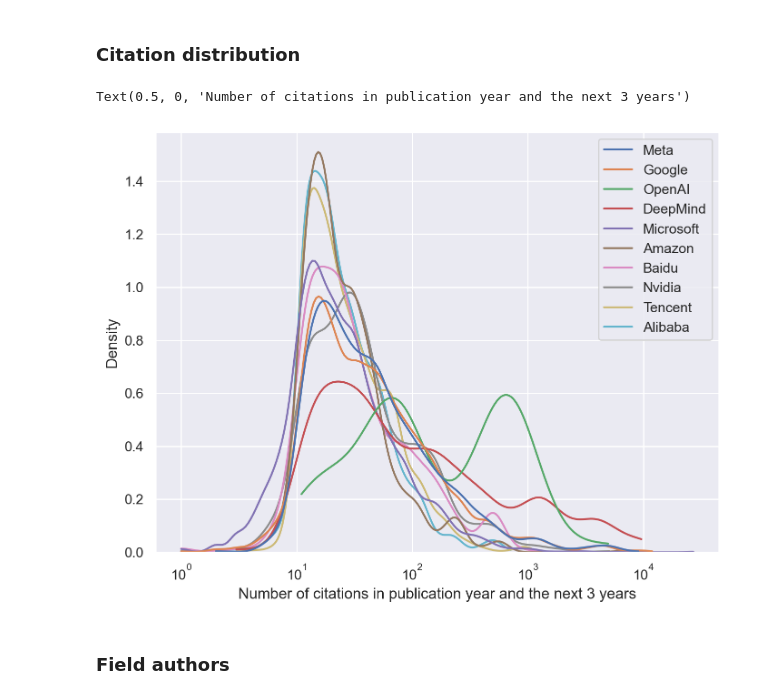
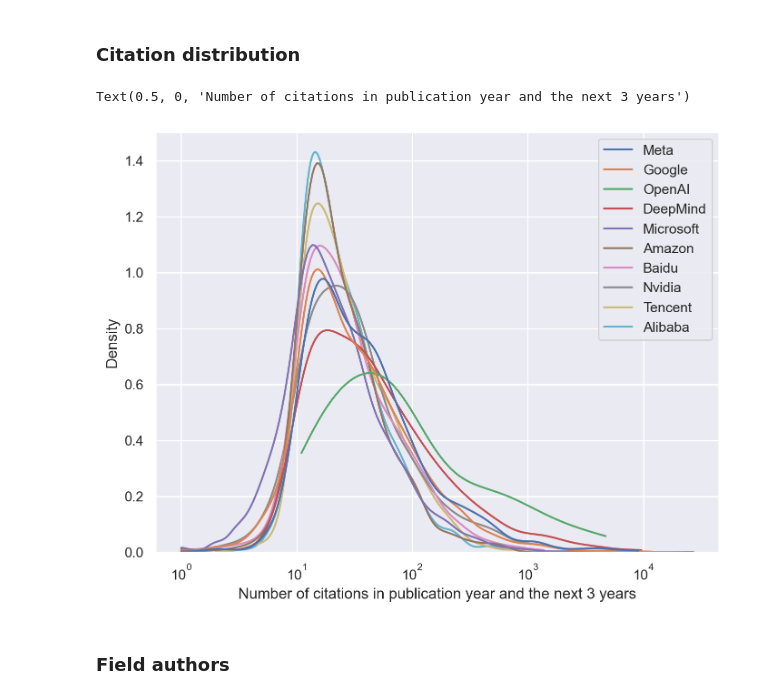
Before and after one commit to epoch-research/ai-research-impact, a Jupyter notebook: ai_researcher_impact_trends.ipynb, the cells around one changed output. Saved outputs shown, nothing was run; the diff lists cells and outputs as text; code cells hidden in the pictures.

```diff
--- a/ai_researcher_impact_trends.ipynb
+++ b/ai_researcher_impact_trends.ipynb
@@ -439,0 +428,5 @@ institution_avg_cited_by_count_per_author
+# %%
+institution_bounded_citations_per_author = {}
+for ins, citation_counts in institution_bounded_citations.items():
+    institution_bounded_citations_per_author[ins] = citation_counts / institution_author_counts[ins]
+institution_bounded_citations_per_author
@@ -439,0 +451,5 @@ institution_avg_cited_by_count_per_author
+# %%
+institution_avg_bounded_citations_per_author = {}
+for ins, citation_counts in institution_avg_bounded_citations.items():
+    institution_avg_bounded_citations_per_author[ins] = citation_counts / institution_author_counts[ins]
+institution_avg_bounded_citations_per_author
@@ -439,0 +474,9 @@ institution_avg_cited_by_count_per_author
+# %%
+total_author_counts = xr.DataArray(np.zeros(len(publication_years)), dims=['year'], coords={'year': publication_years})
+for ins, author_counts in institution_author_counts.items():
+    print(ins)
+    print(author_counts)
+    for count in author_counts:
+        total_author_counts.loc[count.year] += count
+    print(total_author_counts)
+    print("====")
@@ -741,12 +833,12 @@ ncol = 5
 fig = fig = make_subplots(
     rows=nrow,
     cols=ncol,
-    subplot_titles=[ins for ins in institution_cited_by_distribution.keys()],
+    subplot_titles=[ins for ins in institution_individual_bounded_citations.keys()],
     shared_xaxes=True,
     shared_yaxes=True,
 )
 
-for i, (ins, cited_by_distribution) in enumerate(institution_cited_by_distribution.items()):
+for i, (ins, cited_by_distribution) in enumerate(institution_individual_bounded_citations.items()):
     fig.add_trace(
         go.Histogram(
             x=np.log10(cited_by_distribution[cited_by_distribution > 0]),
@@ -799,19 +891,19 @@ fig.show()
 # %%
 # for ins, cited_by_distribution in institution_cited_by_distribution.items():
 plt.figure(figsize=(8, 6), dpi=200)
 sns.kdeplot(
     data={
         ins: cited_by_distribution + 1
-        for ins, cited_by_distribution in institution_cited_by_distribution.items()
+        for ins, cited_by_distribution in institution_individual_bounded_citations.items()
     },
     log_scale=True,
     common_norm=False,
     cut=0,
 )
 plt.xlabel('Number of citations in publication year and the next 3 years')
 # %% [output]
 Text(0.5, 0, 'Number of citations in publication year and the next 3 years')
-[figure, old version]
+[figure, new version]
 # %% [markdown]
 ### Field authors
 # %%
```
Also changed, not shown: parts of 49 cells of this notebook, 1 other file.
